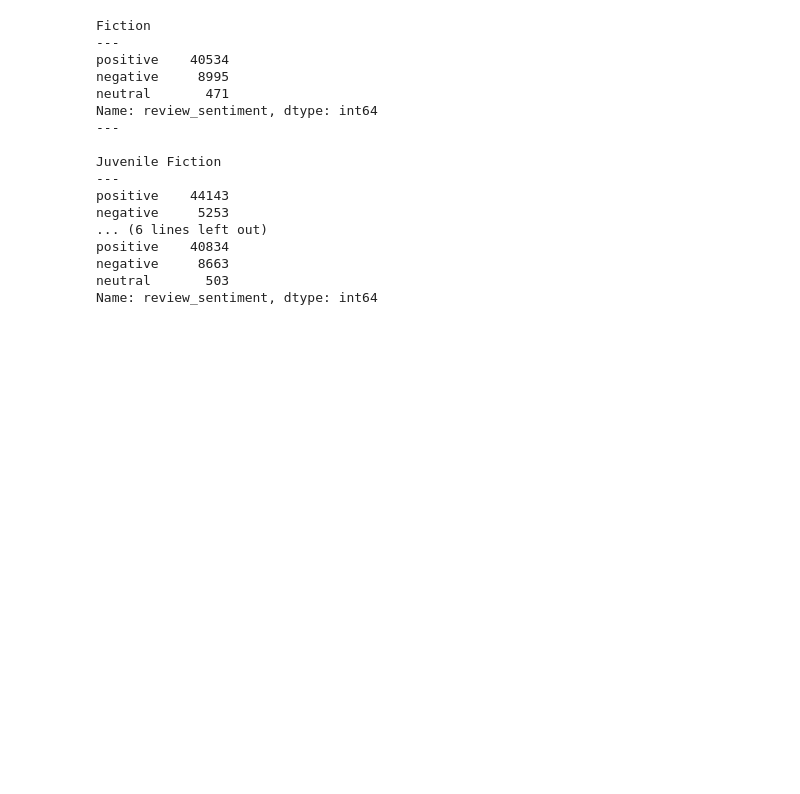
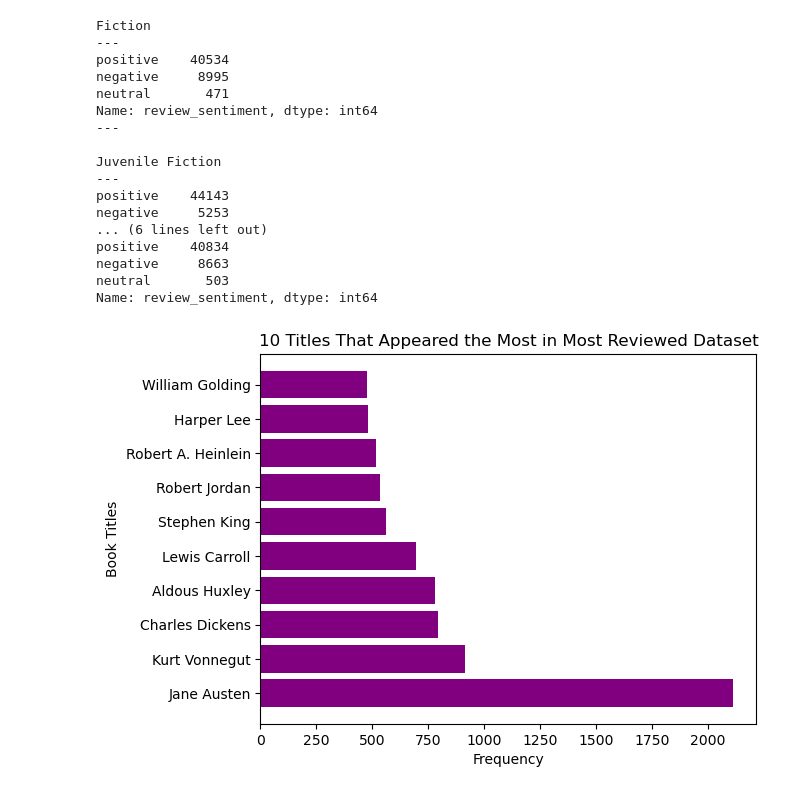
Before and after one commit to notlisaliang/book_recommendation, a Jupyter notebook: 02_eda_genres.ipynb, the cells around one changed output. Cells and saved outputs as stored; diff of their text form; code cells hidden in the pictures; blank space fills up the shorter version.

```diff
--- a/02_eda_genres.ipynb
+++ b/02_eda_genres.ipynb
@@ -430,0 +435,9 @@ Name: review_sentiment, dtype: int64
+# %%
+fic_most_common = fiction_df['authors'].value_counts().head(10)
+
+plt.barh(fic_most_common.index, fic_most_common.values, color = 'purple')
+plt.title('10 Titles That Appeared the Most in Most Reviewed Dataset')
+plt.xlabel('Frequency')
+plt.ylabel('Book Titles');
+# %% [output]
+[figure, added]
```
Also changed, not shown: parts of 11 cells of this notebook, 3 other files.
